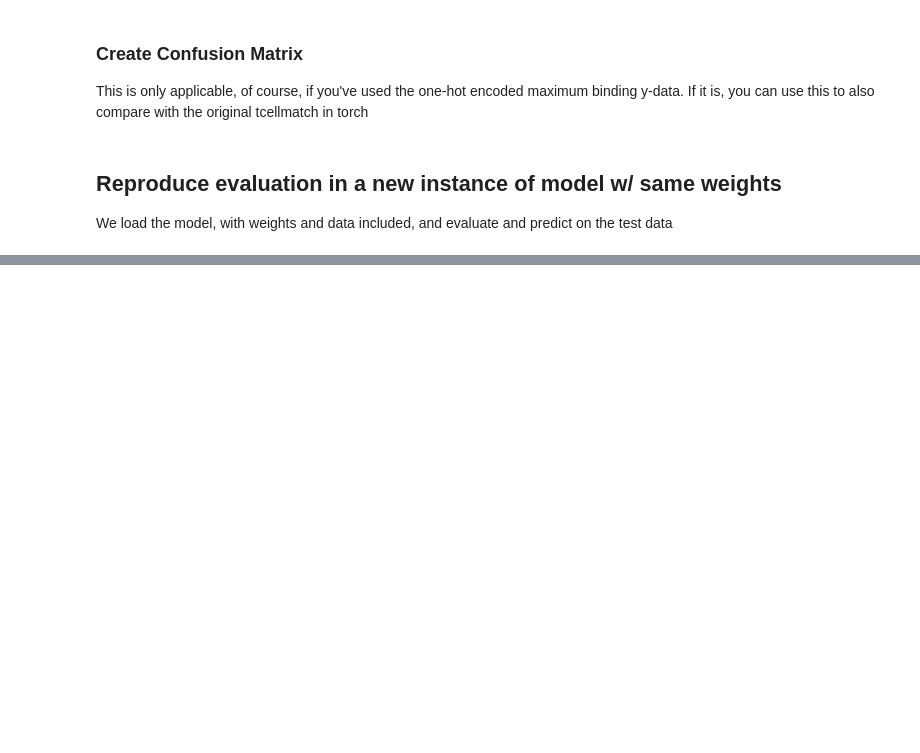
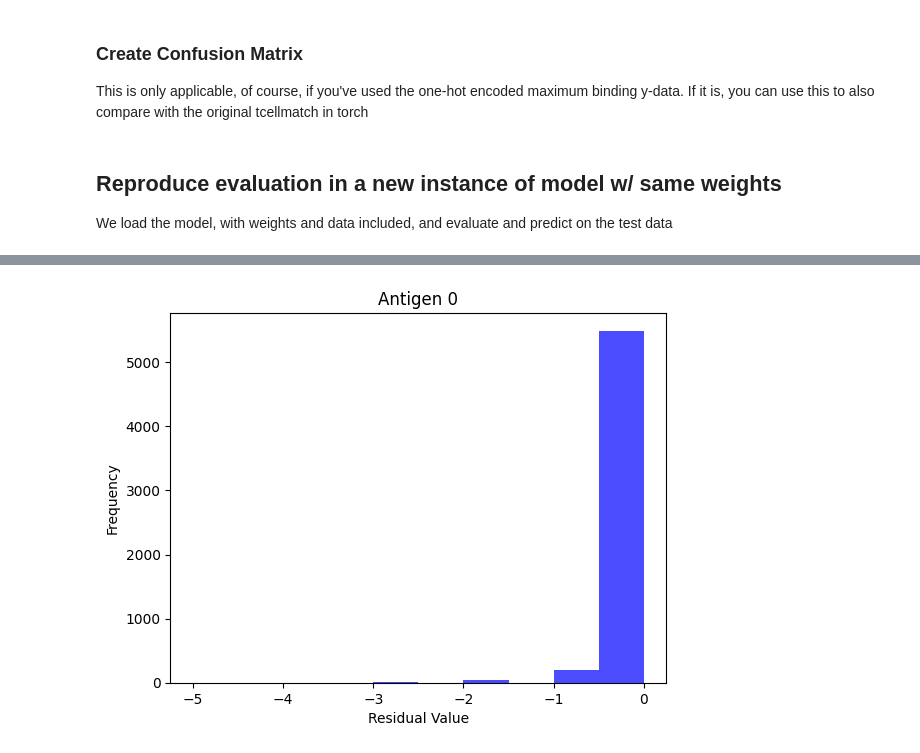
Before and after one commit to jboesen/tcellmatch, a Jupyter notebook: tutorials/10x_dataset_tutorial.ipynb, the cells around one changed output, grey strips where cells are left out. Cells and saved outputs as stored; diff of their text form; code cells hidden in the pictures; blank space fills up the shorter version.

```diff
--- a/tutorials/10x_dataset_tutorial.ipynb
+++ b/tutorials/10x_dataset_tutorial.ipynb
@@ -490,0 +524,4 @@ ffn2.predict()
+# %%
+ffn.get_residuals(0)
+# %% [output]
+[figure, added]
```
Also changed, not shown: parts of 14 cells of this notebook, 1 other file.
